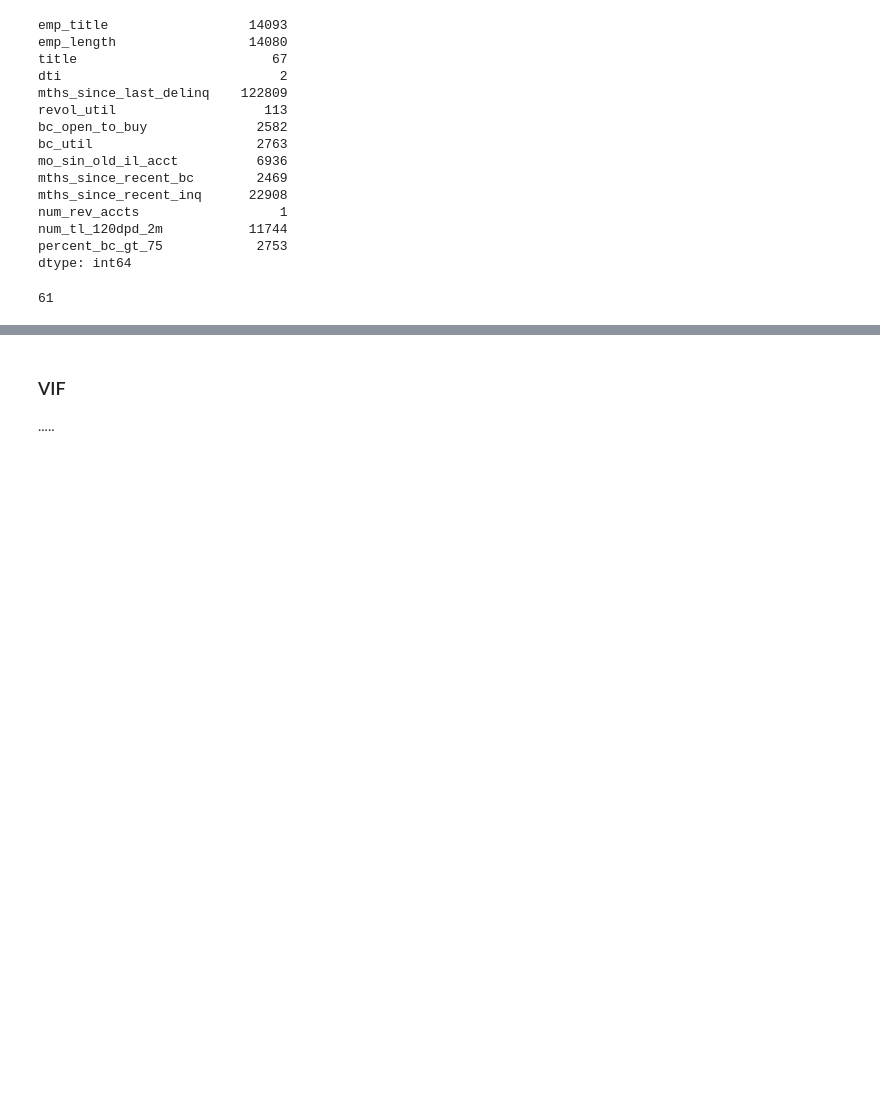
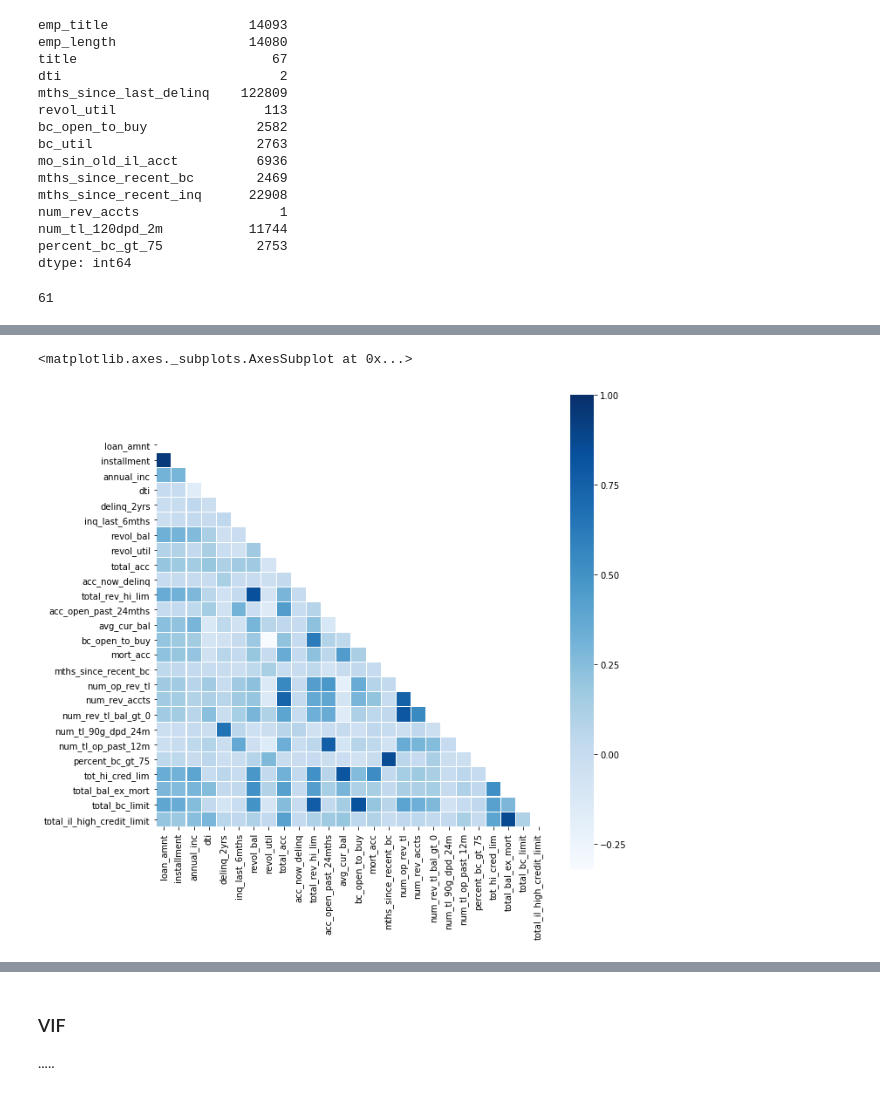
Before and after one commit to kristineguan/Lending-Club-PD-modeling, a Jupyter notebook: Lending Club.ipynb, the cells around one changed output, grey strips where cells are left out. Saved outputs shown, nothing was run; the diff lists cells and outputs as text; code cells hidden in the pictures; blank space fills up the shorter version.

Commit message:
logistic

```diff
--- a/Lending Club.ipynb
+++ b/Lending Club.ipynb
@@ -145,0 +181,15 @@ sns.heatmap(corr,cmap=plt.cm.Blues,square=True,annot_kws={'size':8},linewidths=0
+# %%
+x_trn_num=x_trn.select_dtypes(include=['int','float'])
+x_trn_cat=x_trn.select_dtypes(include=['object'])
+# %%
+scaler = MinMaxScaler()
+scaler.fit(x_trn_num)
+x_trn_num_scal = scaler.transform(x_trn_num)
+# %%
+#use logistic regression backward selection to choose important numberical variables
+lg = LogisticRegression(class_weight={0:0.26,1:0.74})
+selector = RFE(lg, step=1)
+selector = selector.fit(x_trn_num_scal, y_trn)
+# %%
+lg_feas=x_trn_num.columns[selector.ranking_==1].tolist()
+lg_feas
@@ -145,0 +214,9 @@ sns.heatmap(corr,cmap=plt.cm.Blues,square=True,annot_kws={'size':8},linewidths=0
+# %%
+corr=x_trn_num[lg_feas].corr()
+plt.figure(figsize=(10,10))
+mask = np.zeros_like(corr, dtype=np.bool)
+mask[np.triu_indices_from(mask)] = True
+sns.heatmap(corr,cmap=plt.cm.Blues,mask=mask,square=True,annot_kws={'size':8},linewidths=0.1)
+# %% [output]
+<matplotlib.axes._subplots.AxesSubplot at 0x...>
+[figure, added]
```
Also changed, not shown: parts of 29 cells of this notebook.
